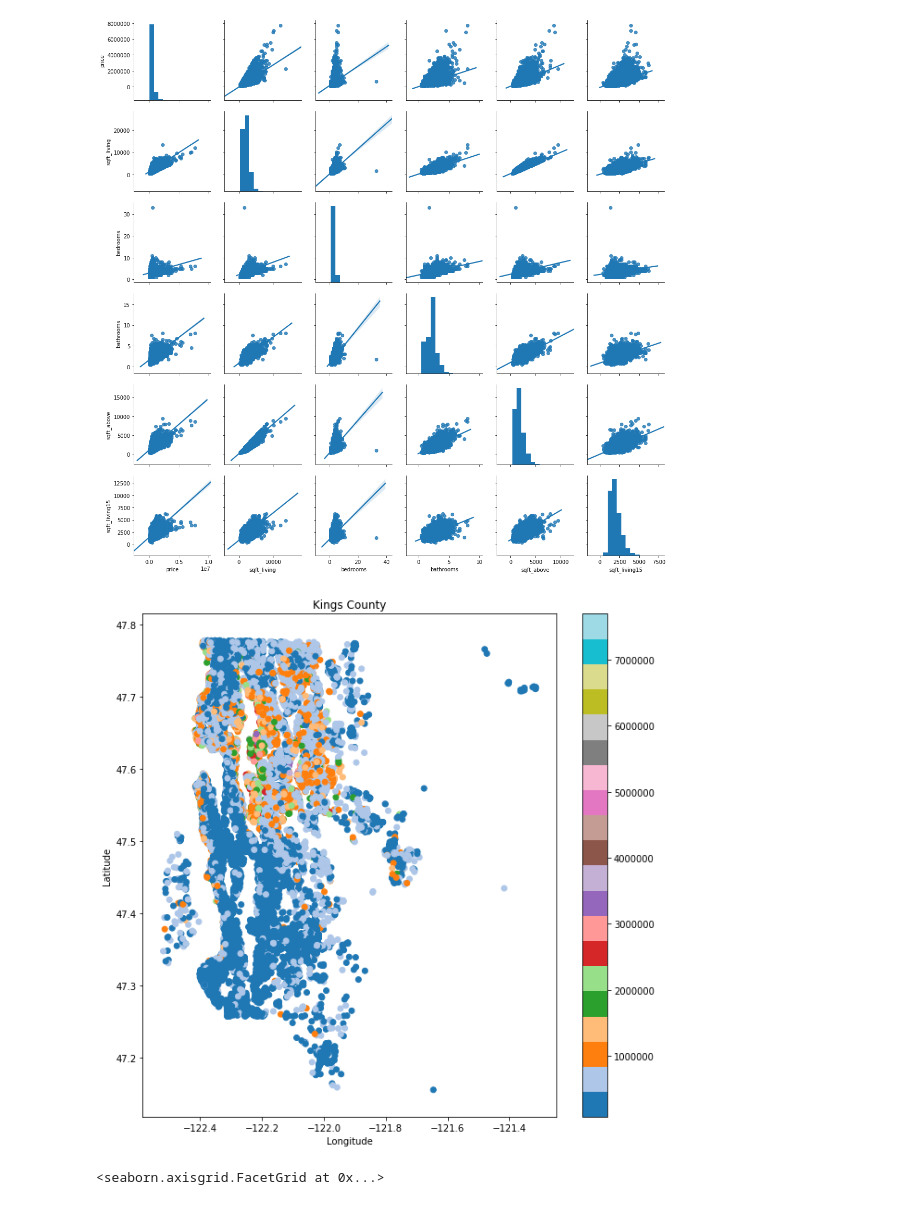
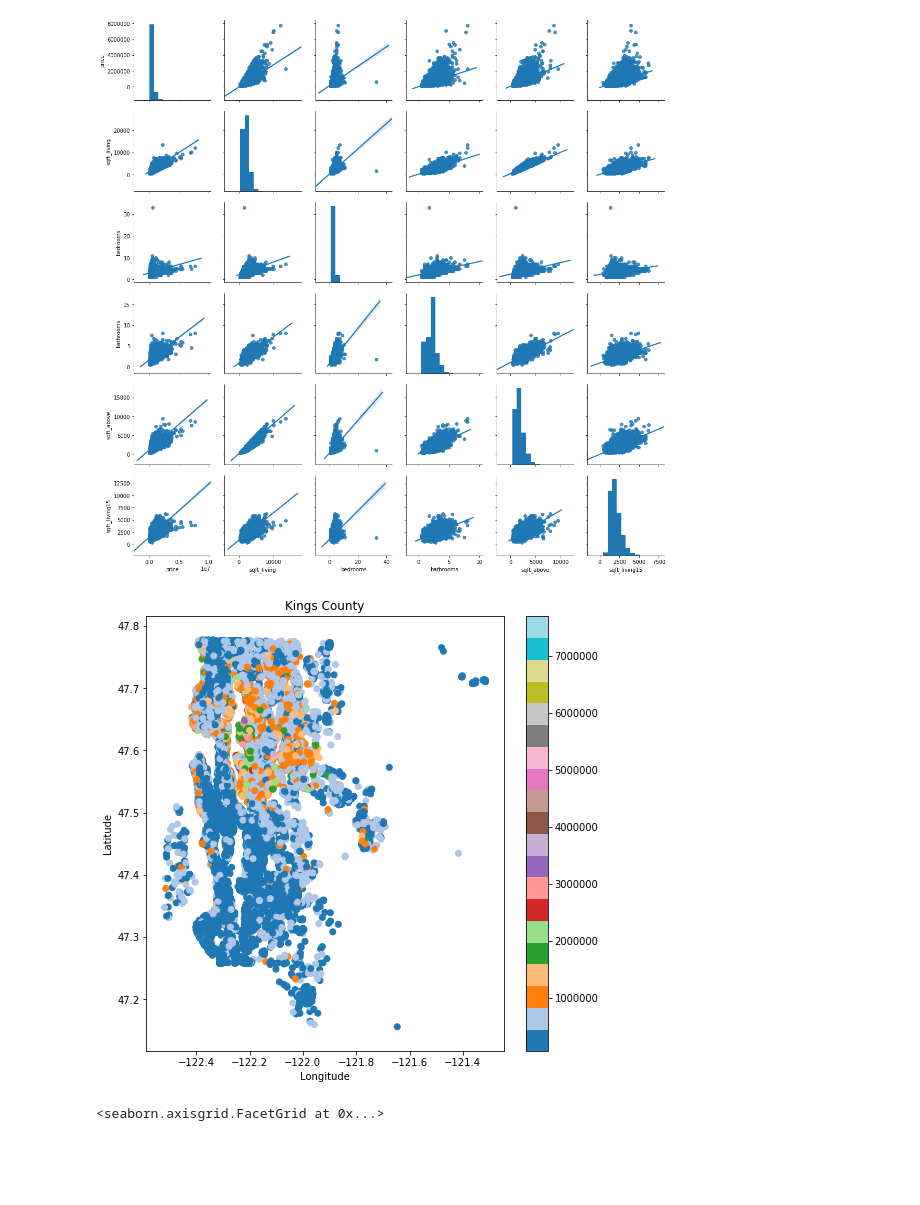
Before and after one commit to Menonvid/King-county, a Jupyter notebook: student.ipynb, the cells around one changed output. Drawn from its saved outputs; the diff is of its cells as text; code cells hidden in the pictures; blank space fills up the shorter version.

```diff
--- a/student.ipynb
+++ b/student.ipynb
@@ -186,18 +187,18 @@ sns.pairplot(king_data[["price","sqft_living","bedrooms","bathrooms","sqft_above
 [figure]
 # %%
 #Used the reference here for colormaps - https://matplotlib.org/examples/color/colormaps_reference.html
-plt.figure(figsize= (10, 10))
+plt.figure(figsize= (8, 8))
 x = king_data['long']
 y = king_data['lat']
 
 plt.scatter(x, y, c=king_data['price'], cmap='tab20', marker='o')
 plt.title('Kings County')
 plt.xlabel('Longitude')
 plt.ylabel('Latitude')
 plt.colorbar()
 plt.show;
 # %% [output]
-[figure, old version]
+[figure, new version]
 # %%
 special_features = ["waterfront", "grade","bedrooms","bathrooms"]
 # %%
```
Also changed, not shown: parts of 84 cells of this notebook.
